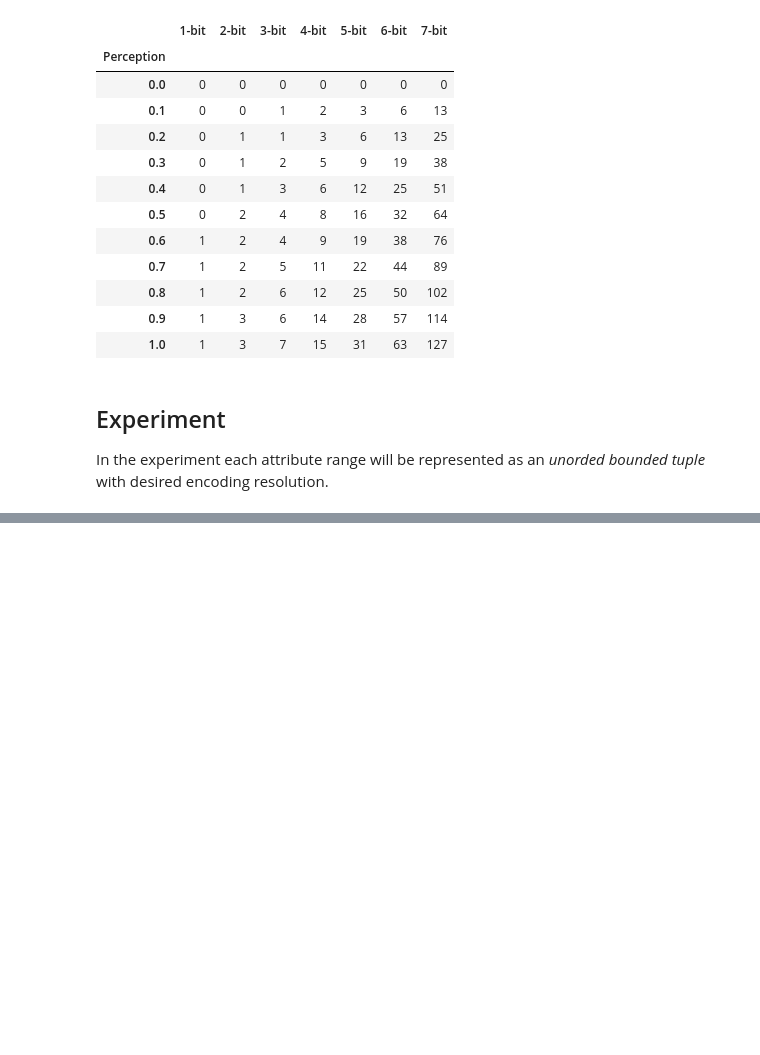
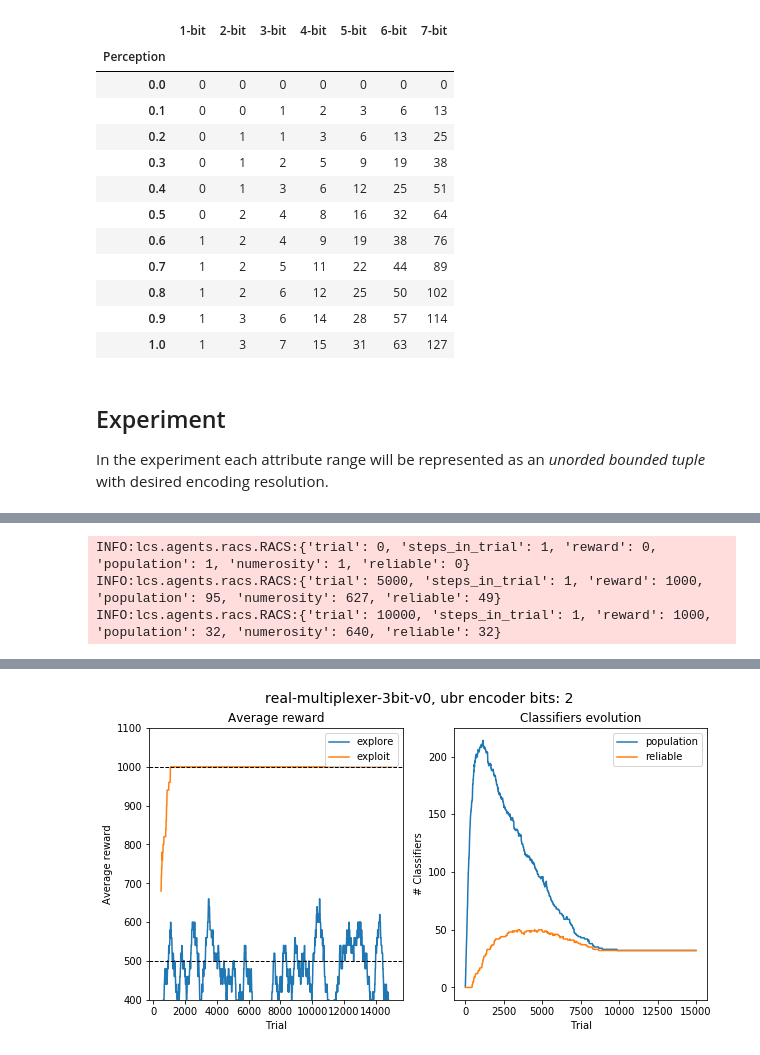
Before and after one commit to ParrotPrediction/pyalcs, a Jupyter notebook: docs/source/notebooks/rACS in Real-Multiplexer.ipynb, the cells around one changed output, grey strips where cells are left out. Drawn from its saved outputs; the diff is of its cells as text; code cells hidden in the pictures; blank space fills up the shorter version.

```diff
--- a/docs/source/notebooks/rACS in Real-Multiplexer.ipynb
+++ b/docs/source/notebooks/rACS in Real-Multiplexer.ipynb
@@ -186,0 +198,7 @@ plt.show()
+# %%
+%%time
+evaluate(rmpx, encoder_bits=2, trials=15_000)
+# %% [output]
+INFO:lcs.agents.racs.RACS:{'trial': 0, 'steps_in_trial': 1, 'reward': 0, 'population': 1, 'numerosity': 1, 'reliable': 0}
+INFO:lcs.agents.racs.RACS:{'trial': 5000, 'steps_in_trial': 1, 'reward': 1000, 'population': 95, 'numerosity': 627, 'reliable': 49}
+INFO:lcs.agents.racs.RACS:{'trial': 10000, 'steps_in_trial': 1, 'reward': 1000, 'population': 32, 'numerosity': 640, 'reliable': 32}
@@ -186,0 +207 @@ plt.show()
+[figure, added]
```
Also changed, not shown: parts of 25 cells of this notebook, 9 other files.
